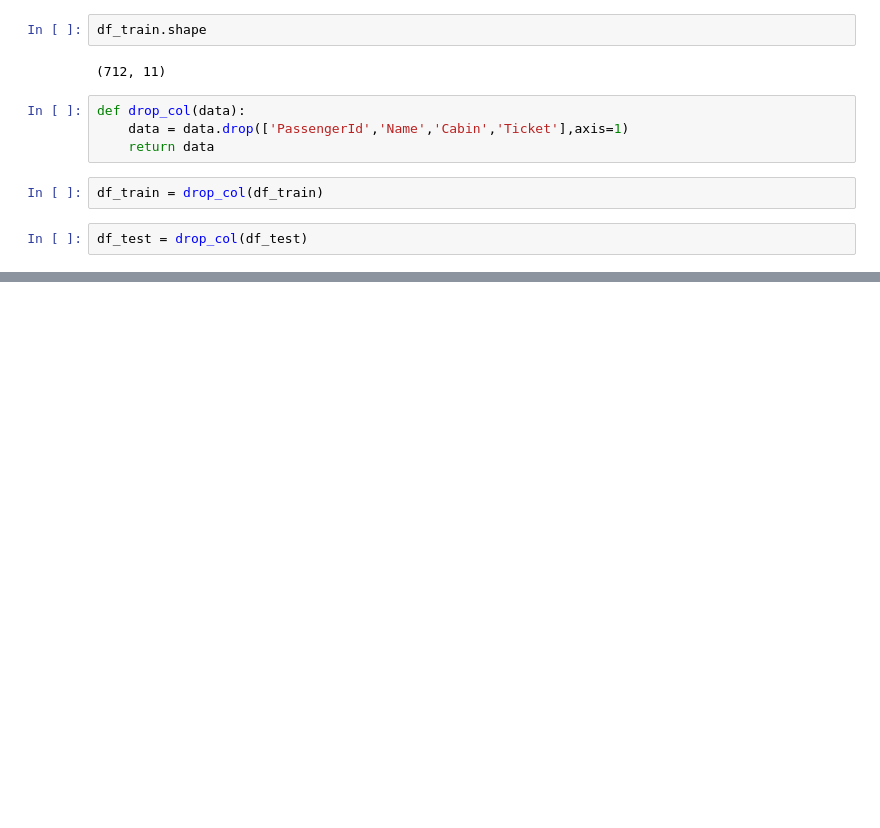
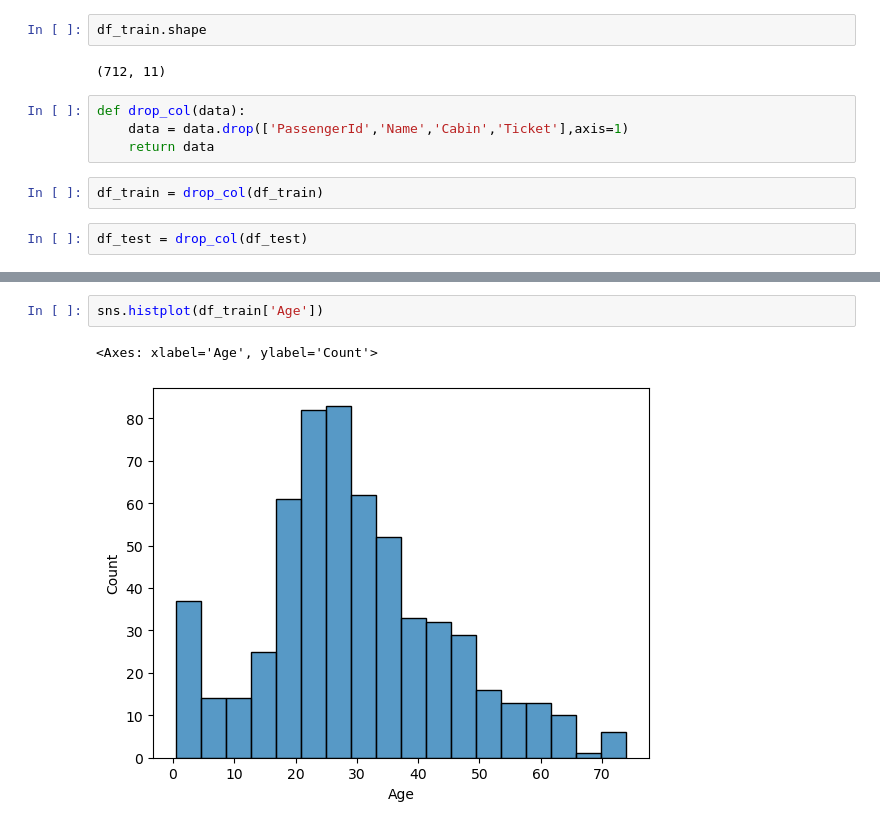
Before and after one commit to Abdelrahmanelfeky987/Dokcer-Image-for-Titanic-Classification, a Jupyter notebook: classification.ipynb, the cells around one changed output, grey strips where cells are left out. Drawn from its saved outputs; the diff is of its cells as text; blank space fills up the shorter version.

```diff
--- a/classification.ipynb
+++ b/classification.ipynb
@@ -102,0 +109,5 @@ df_train.describe()
+# %%
+sns.histplot(df_train['Age'])
+# %% [output]
+<Axes: xlabel='Age', ylabel='Count'>
+[figure, added]
```
Also changed, not shown: parts of 39 cells of this notebook.
